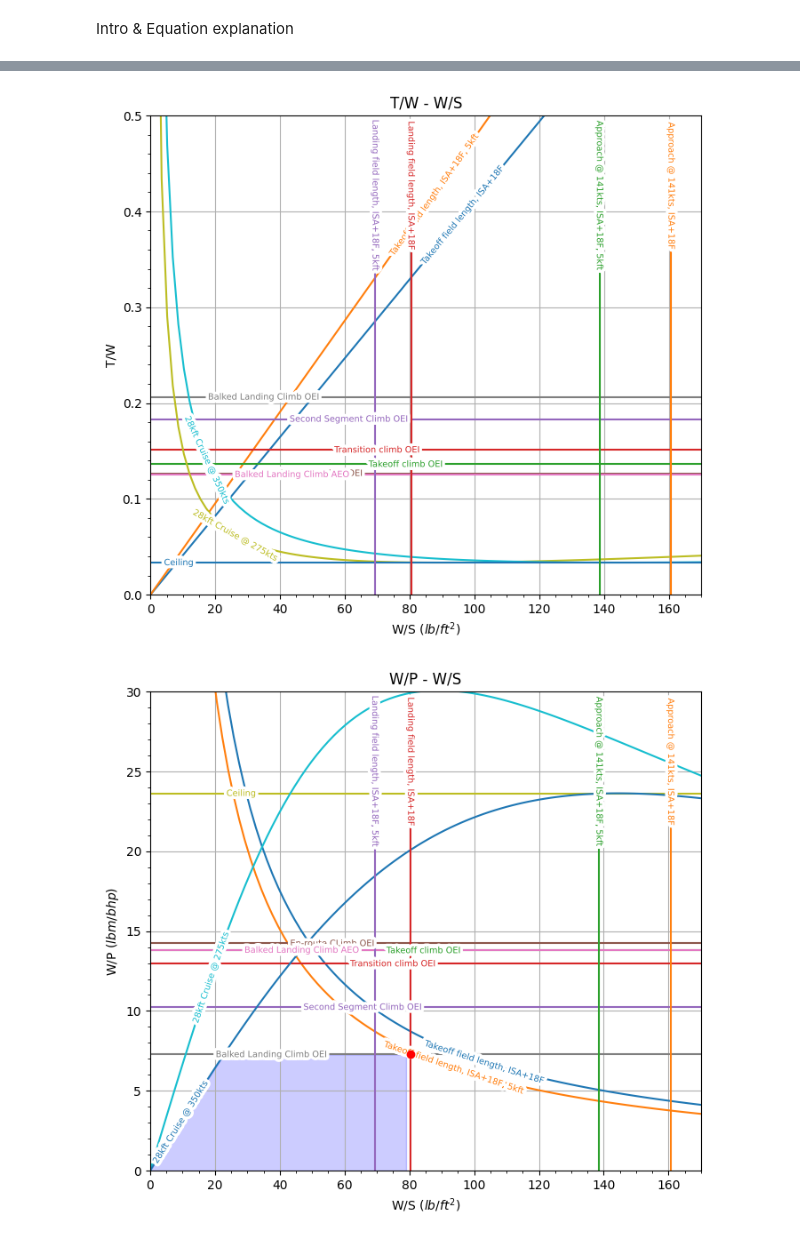
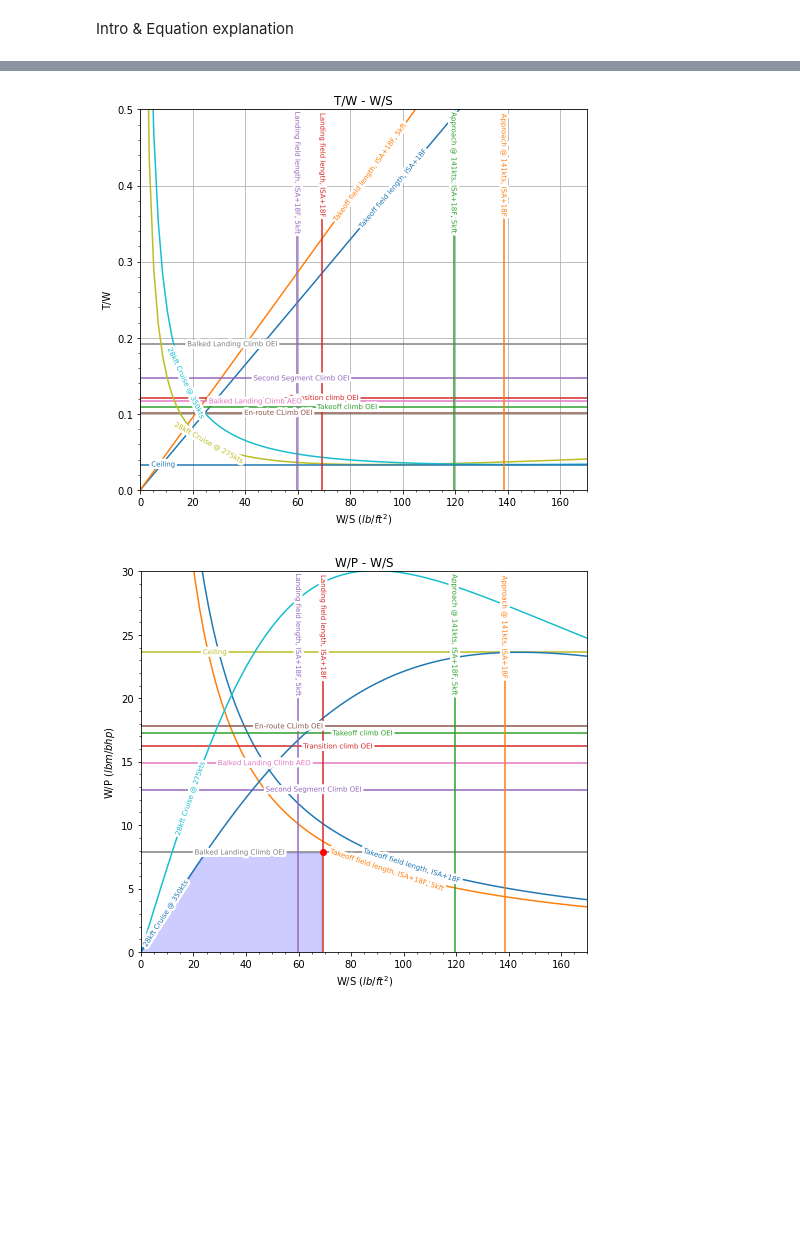
Before and after one commit to jucobee/START, a Jupyter notebook: A3/PreliminarySizing.ipynb, the cells around one changed output, grey strips where cells are left out. Drawn from its saved outputs; the diff is of its cells as text; code cells hidden in the pictures; blank space fills up the shorter version.

```diff
--- a/A3/PreliminarySizing.ipynb
+++ b/A3/PreliminarySizing.ipynb
@@ -13,7 +13,7 @@ Intro & Equation explanation
 # %%
 ## Drag Polar Estimate
 w_to = 57006    #lbs, takeoff weight
-Wl_Wto = 0.8405443876342156 # landing weight fraction
+Wl_Wto = 0.9748901969341981  # max landing weight fraction
 c_f = 0.0026    #skin friction coefficient, Raymer 12.3
 c_l = 0.75       ##lift coefficient
 """
@@ -78,7 +78,7 @@ wp = np.linspace(0,30,N)
 ## Takeoff Field Length
 # Assumption: BFL = 4500 from FAR 25 TO Requirements (35 ft obstacle)
 CL_max_TO = 2.1 # (Roskam)
-BFL = 4500 # ft
+BFL = 4500 # ft, requirement
 TOP_25 = BFL/37.5
 rho_SLp18F = 0.0024428 # slug/ft3, density at ISA + 18F
 rho_p18F_5kft = 0.002107 # slug/ft3, density at ISA + 18F
@@ -89,15 +89,18 @@ wp_tofl = 1/(0.3467*tw_tofl)
 tw_tofl_5kft = ws/((rho_p18F_5kft/rho_SL)*CL_max_TO*TOP_25)
 wp_tofl_5kft = 1/(0.3467*tw_tofl_5kft)
 
+# # military mod
+# s_TOG = BFL*0.6
+# k1=0.0376
+# k2=5.75*(20)**(-1/3)
+# muG=0.025
+# ws_tofl = s_TOG*rho_SLp18F*(CL_max_TO*(k2/wp-muG)-0.72*CD_0_TO)/k1
+# ws_tofl_5kft = s_TOG*rho_p18F_5kft*(CL_max_TO*(k2/wp-muG)-0.72*CD_0_TO)/k1
 # s_land = bfl * 0.6
 
 # rho_tot = 0.95  #given during tutorial
 # c_lto = 2.1
 # tw_tofl = ws/((rho_tot)*c_lto*top)
-
-
-
-
 
 ## Climb Segments
 eta_p_climb = 0.75
@@ -105,7 +108,7 @@ V_a = 141*1.68780986 # ft/s approach speed, requirement
 V_so = V_a/1.3
 
 def tw_climb(n_engines,n_engines_max,k_s,e_v,CL_max,CD_0,G,N):
-    return ((1/0.8)*(n_engines_max/(n_engines))*((((k_s**2)/CL_max)*(CD_0))+(CL_max/((k_s**2)*np.pi*e_v*AR))+G))*np.ones(N)
+    return ((n_engines_max/n_engines)*((((k_s**2)/CL_max)*(CD_0))+(CL_max/((k_s**2)*np.pi*e_v*AR))+G))*np.ones(N)
 
 # TO climb
 n_engines_max = 2
@@ -256,15 +259,18 @@ plt.savefig('A3fig/TW_Plot.svg')
 # plt.legend(loc='best')
 # plt.show()
 
-
 # plotting WP
 plt.figure(figsize=(8,7))
 
 plt.title('W/P - W/S')
 plt.xlabel("W/S $(lb/ft^2)$")
 plt.ylabel("W/P $(lbm/bhp)$")
+
 plt.plot(ws, wp_tofl, label='Takeoff field length, ISA+18F', linestyle='-')
 plt.plot(ws, wp_tofl_5kft, label='Takeoff field length, ISA+18F, 5kft', linestyle='-')
+
+# plt.plot(ws_tofl, wp, label='Takeoff field length, ISA+18F', linestyle='-')
+# plt.plot(ws_tofl_5kft, wp, label='Takeoff field length, ISA+18F, 5kft', linestyle='-')
 
 plt.plot(ws, wp_climb_TO, label='Takeoff climb OEI', linestyle='-')
 plt.plot(ws, wp_climb_TC, label='Transition climb OEI', linestyle='-')
@@ -275,35 +281,34 @@ plt.plot(ws, wp_climb_BLC_OEI, label='Balked Landing Climb OEI', linestyle='-')
 
 plt.plot(ws, wp_ceil, label='Ceiling', linestyle='-')
 # plt.plot(ws, wp_maneuver, label='2.5g Maneuver', linestyle='-')
 
 plt.plot(ws, wp_cruise_min, label='28kft Cruise @ 275kts', linestyle='-')
 plt.plot(ws, wp_cruise_target, label='28kft Cruise @ 350kts', linestyle='-')
 
 plt.plot(ws_approach_SLp18[int(N/7):], np.flip(wp)[int(N/7):], label='Approach @ 141kts, ISA+18F', linestyle='-')
 plt.plot(ws_approach_p18_5kft[int(N/6):], np.flip(wp)[int(N/6):], label='Approach @ 141kts, ISA+18F, 5kft', linestyle='-')
 plt.plot(ws_landing_SLp18[int(N/7):], np.flip(wp)[int(N/7):], label='Landing field length, ISA+18F', linestyle='-')
 plt.plot(ws_landing_p18_5kft[int(N/6):], np.flip(wp)[int(N/6):], label='Landing field length, ISA+18F, 5kft', linestyle='-')
 
 # plt.plot(ws, tw_climb, label='Takeoff climb', linestyle='-')
 
 plt.ylim(0, 30), plt.xlim(0, 170)
-plt.grid()
+# plt.grid()
 plt.minorticks_on()
 labelLines(plt.gca().get_lines(), zorder=2.5,fontsize = 7,xvals=(0,150))
 plt.scatter(ws_landing_SLp18[0],wp_climb_BLC_OEI[0], zorder=5,color='red',label='Design Point')
-
 
 
 plt.fill_between(
         x= ws,
         y1= np.minimum(wp_cruise_target,wp_climb_BLC_OEI),
         where= (0 < ws)&(ws <= ws_landing_SLp18[0]),
         color= "b",
         alpha= 0.2)
 
 plt.savefig('A3fig/WP_Plot.svg')
 plt.show()
 # %% [output]
-[figure, old version]
+[figure, new version]
-[figure, old version]
+[figure, new version]
 # %%
```
Also changed, not shown: parts of 2 cells of this notebook, 6 other files.
